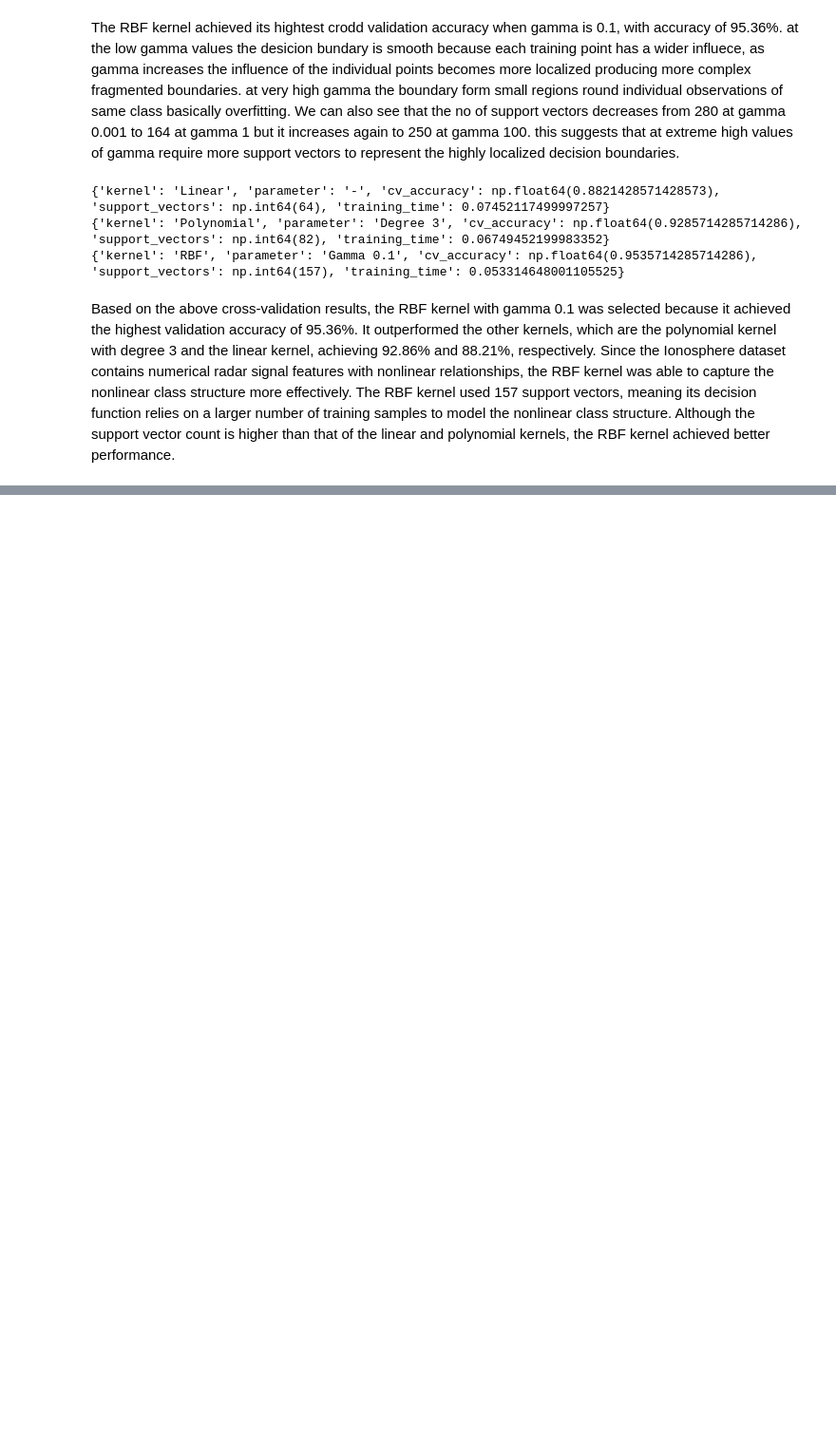
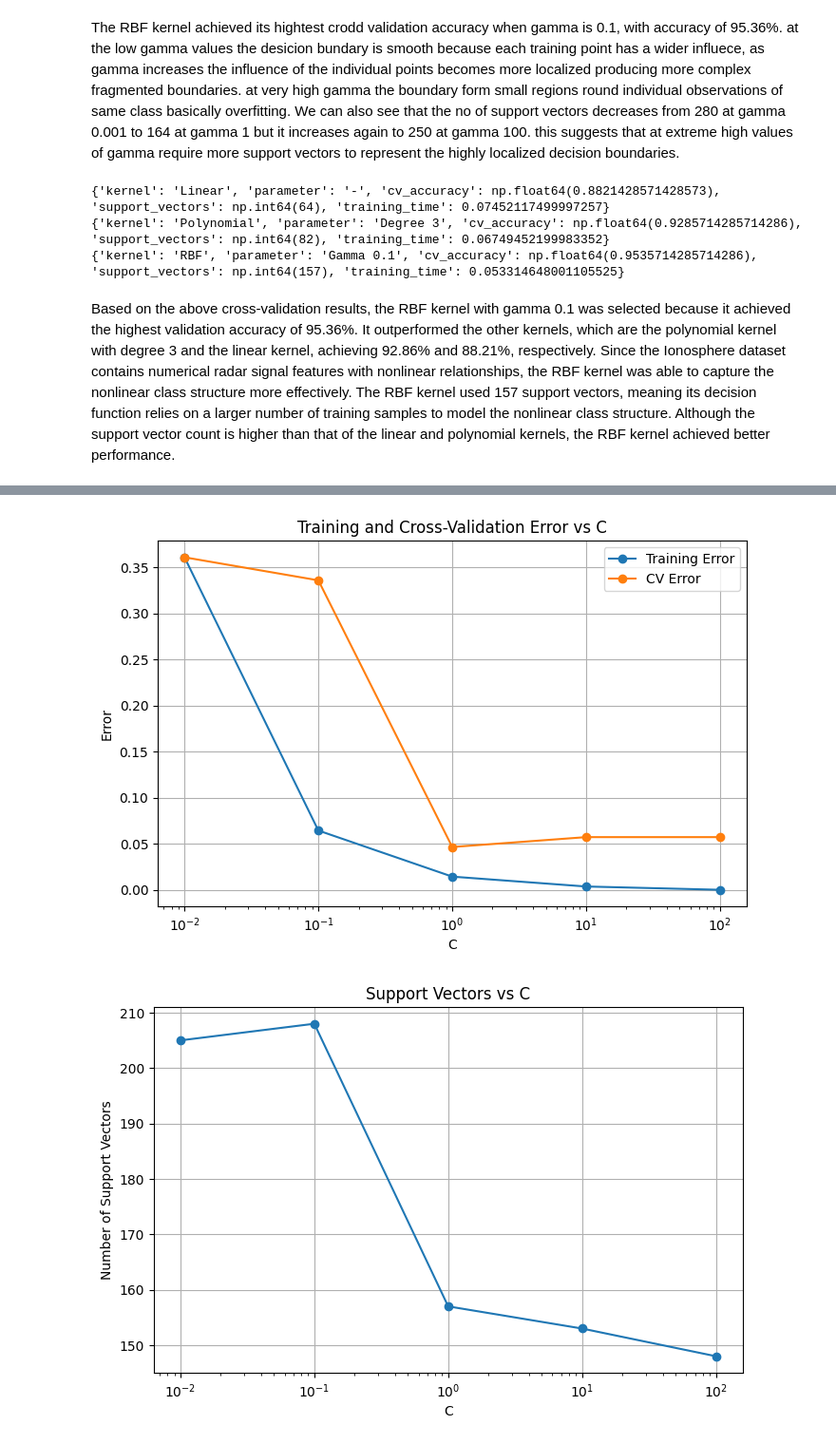
Before and after one commit to suryamanoj4/SMAI-Assignment-2, a Jupyter notebook: SMAI_assign_2.ipynb, the cells around one changed output, grey strips where cells are left out. Shown at 95% size. Drawn from its saved outputs; the diff is of its cells as text; code cells hidden in the pictures; blank space fills up the shorter version.

```diff
--- a/SMAI_assign_2.ipynb
+++ b/SMAI_assign_2.ipynb
@@ -3142,3 +3142,12 @@ for result in comparison_results:
 {'kernel': 'RBF', 'parameter': 'Gamma 0.1', 'cv_accuracy': np.float64(0.9535714285714286), 'support_vectors': np.int64(157), 'training_time': 0.053314648001105525}
 # %% [markdown]
 Based on the above cross-validation results, the RBF kernel with gamma 0.1 was selected because it achieved the highest validation accuracy of 95.36%. It outperformed the other kernels, which are the polynomial kernel with degree 3 and the linear kernel, achieving 92.86% and 88.21%, respectively. Since the Ionosphere dataset contains numerical radar signal features with nonlinear relationships, the RBF kernel was able to capture the nonlinear class structure more effectively. The RBF kernel used 157 support vectors, meaning its decision function relies on a larger number of training samples to model the nonlinear class structure. Although the support vector count is higher than that of the linear and polynomial kernels, the RBF kernel achieved better performance.
+# %%
+X_all = X_train_np
+y_all = y_train_np
+gamma = 0.1
+rbf_kernel_function = lambda A, B: rbf_kernel(
+    A,
+    B,
+    gamma=gamma
+)
@@ -3144,0 +3204,47 @@ Based on the above cross-validation results, the RBF kernel with gamma 0.1 was s
+# %%
+C_values_plot = [
+    result["C"] for result in C_results
+]
+training_errors = [
+    result["training_error"] for result in C_results
+]
+cv_errors = [
+    result["cv_error"] for result in C_results
+]
+support_vectors = [
+    result["support_vectors"] for result in C_results
+]
+plt.figure(figsize=(8, 5))
+plt.semilogx(
+    C_values_plot,
+    training_errors,
+    marker="o",
+    label="Training Error"
+)
+plt.semilogx(
+    C_values_plot,
+    cv_errors,
+    marker="o",
+    label="CV Error"
+)
+plt.xlabel("C")
+plt.ylabel("Error")
+plt.title("Training and Cross-Validation Error vs C")
+plt.legend()
+plt.grid(True)
+plt.show()
+
+plt.figure(figsize=(8, 5))
+plt.semilogx(
+    C_values_plot,
+    support_vectors,
+    marker="o"
+)
+plt.xlabel("C")
+plt.ylabel("Number of Support Vectors")
+plt.title("Support Vectors vs C")
+plt.grid(True)
+plt.show()
+# %% [output]
+[figure, added]
+[figure, added]
```
Also changed, not shown: parts of 17 cells of this notebook, 2 other files.
